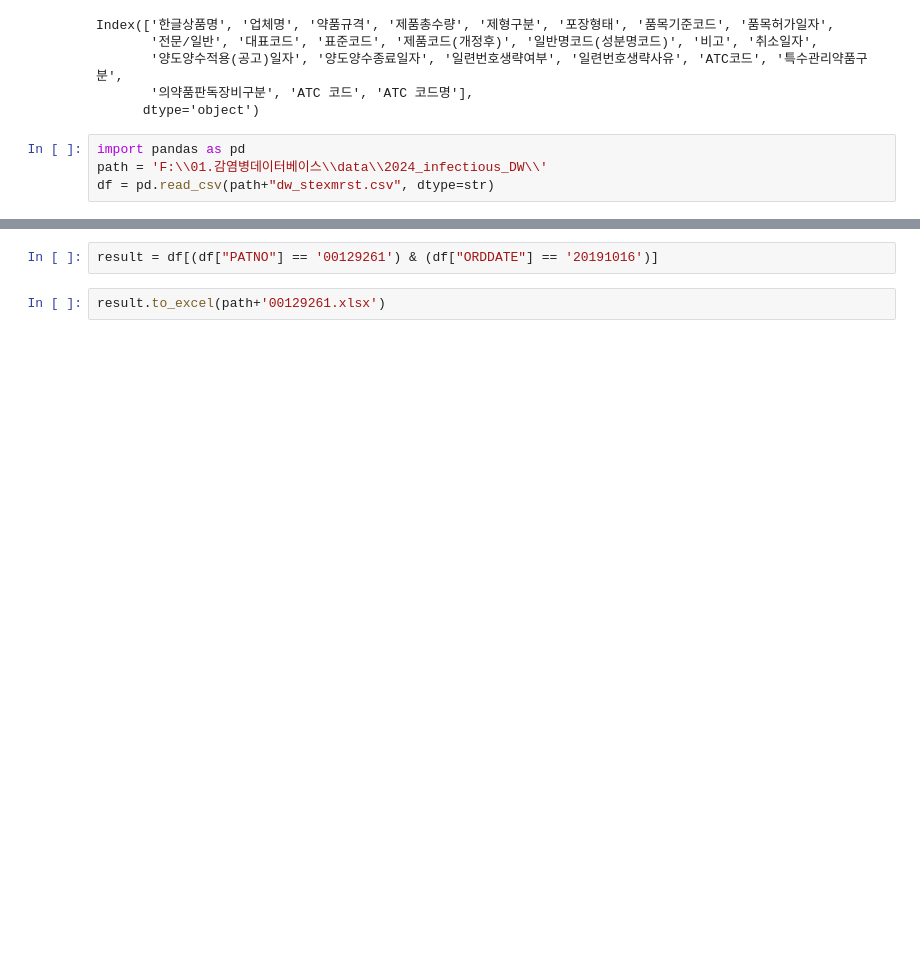
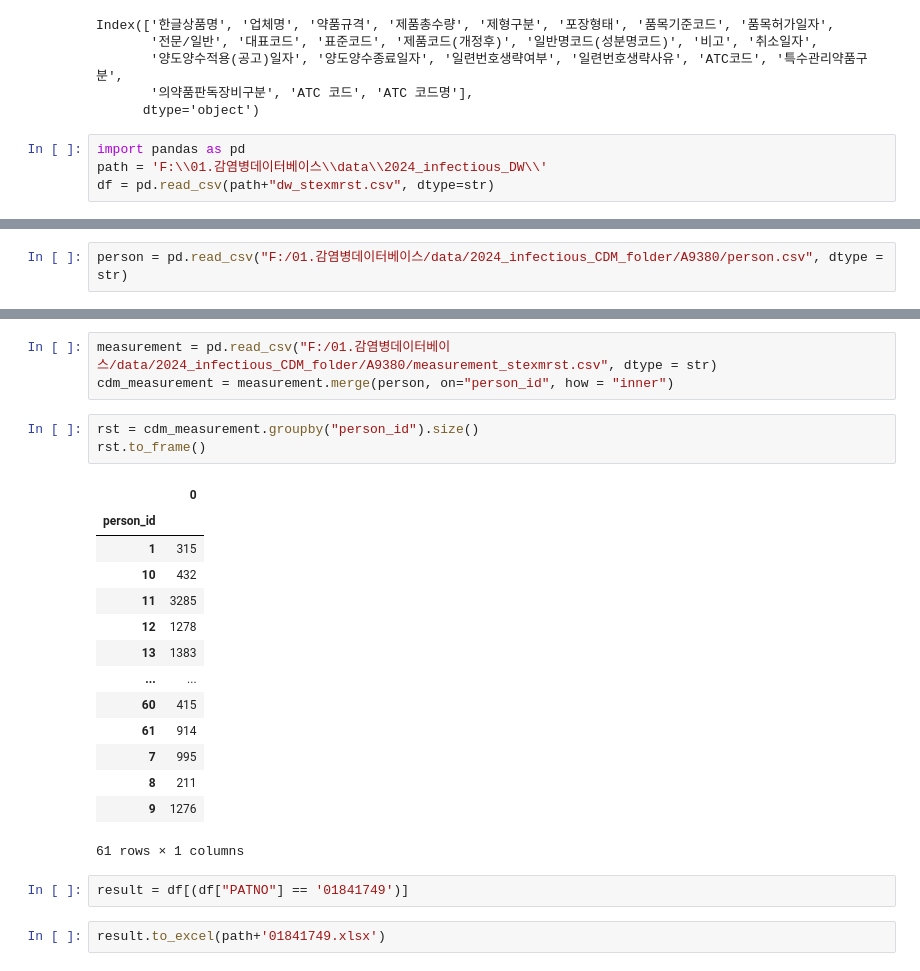
Before and after one commit to simsang1l/Infectious_CDM, a Jupyter notebook: JBUH/QC/_qc.ipynb, the cells around one changed output, grey strips where cells are left out. Drawn from its saved outputs; the diff is of its cells as text; blank space fills up the shorter version.

Commit message:
JBUH troubleshooting 사례 추가, DataFransformer 코드 클린작업

```diff
--- a/JBUH/QC/_qc.ipynb
+++ b/JBUH/QC/_qc.ipynb
@@ -446,0 +448,2 @@ df = pd.read_csv(path+"dw_stexmrst.csv", dtype=str)
+# %%
+person = pd.read_csv("F:/01.감염병데이터베이스/data/2024_infectious_CDM_folder/A9380/person.csv", dtype = str)
@@ -447,4 +471,25 @@ df = pd.read_csv(path+"dw_stexmrst.csv", dtype=str)
+# %%
+measurement = pd.read_csv("F:/01.감염병데이터베이스/data/2024_infectious_CDM_folder/A9380/measurement_stexmrst.csv", dtype = str)
+cdm_measurement = measurement.merge(person, on="person_id", how = "inner")
+# %%
+rst = cdm_measurement.groupby("person_id").size()
+rst.to_frame()
+# %% [output]
+|  | 0 |
+| person_id |  |
+| 1 | 315 |
+| 10 | 432 |
+| 11 | 3285 |
+| 12 | 1278 |
+| 13 | 1383 |
+| ... | ... |
+| 60 | 415 |
+| 61 | 914 |
+| 7 | 995 |
+| 8 | 211 |
+| 9 | 1276 |
+61 rows × 1 columns
 # %%
-result = df[(df["PATNO"] == '00129261') & (df["ORDDATE"] == '20191016')]
+result = df[(df["PATNO"] == '01841749')]
 # %%
-result.to_excel(path+'00129261.xlsx')
+result.to_excel(path+'01841749.xlsx')
```
Also changed, not shown: parts of 5 cells of this notebook, 2 other files.
